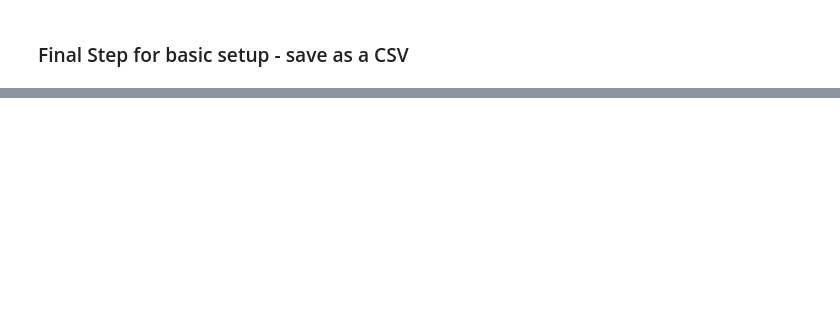
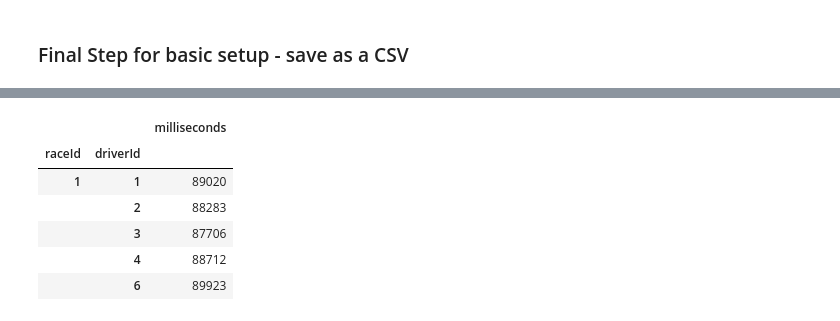
Before and after one commit to georgetown-analytics/Formula1, a Jupyter notebook: Data Wrangling Master Workbook.ipynb, the cells around one changed output, grey strips where cells are left out. Cells and saved outputs as stored; diff of their text form; code cells hidden in the pictures; blank space fills up the shorter version.

```diff
--- a/Data Wrangling Master Workbook.ipynb
+++ b/Data Wrangling Master Workbook.ipynb
@@ -245,0 +288,12 @@ print(pd.read_csv('MasterData1.csv'))
+# %%
+minimum = lap_times_df.groupby(['raceId','driverId']).agg({'milliseconds':'min'})
+# %%
+minimum.head()
+# %% [output]
+|  |  | milliseconds |
+| raceId | driverId |  |
+| 1 | 1 | 89020 |
+|  | 2 | 88283 |
+|  | 3 | 87706 |
+|  | 4 | 88712 |
+|  | 6 | 89923 |
```
Also changed, not shown: parts of 17 cells of this notebook, 2 other files.
